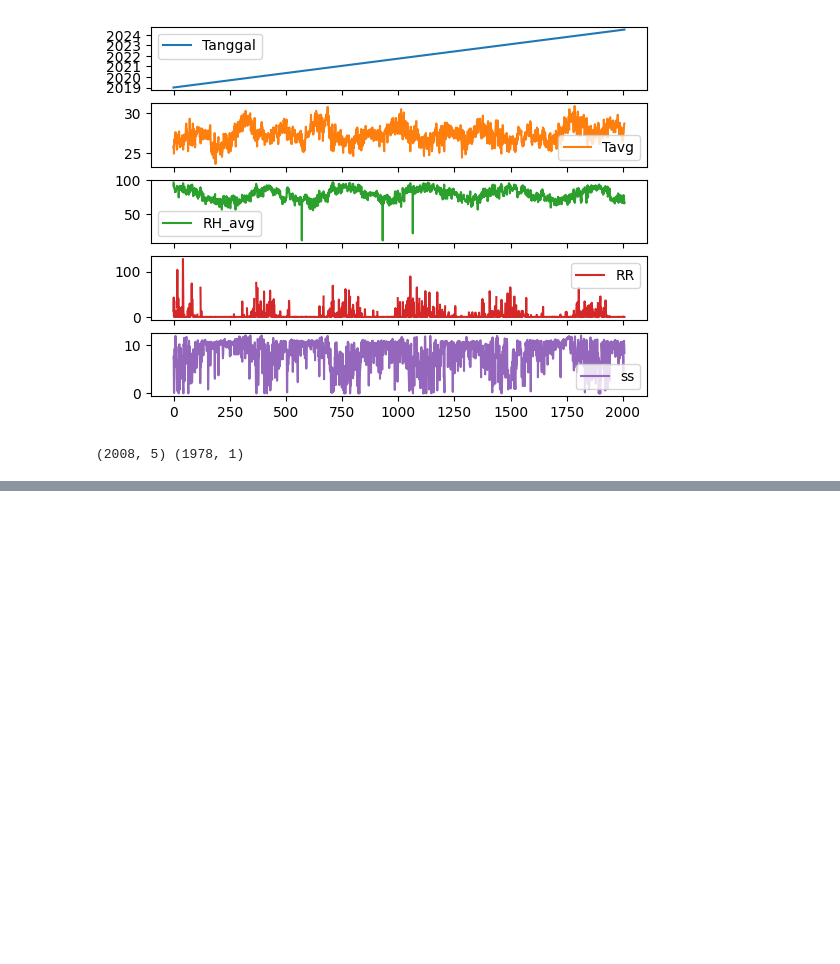
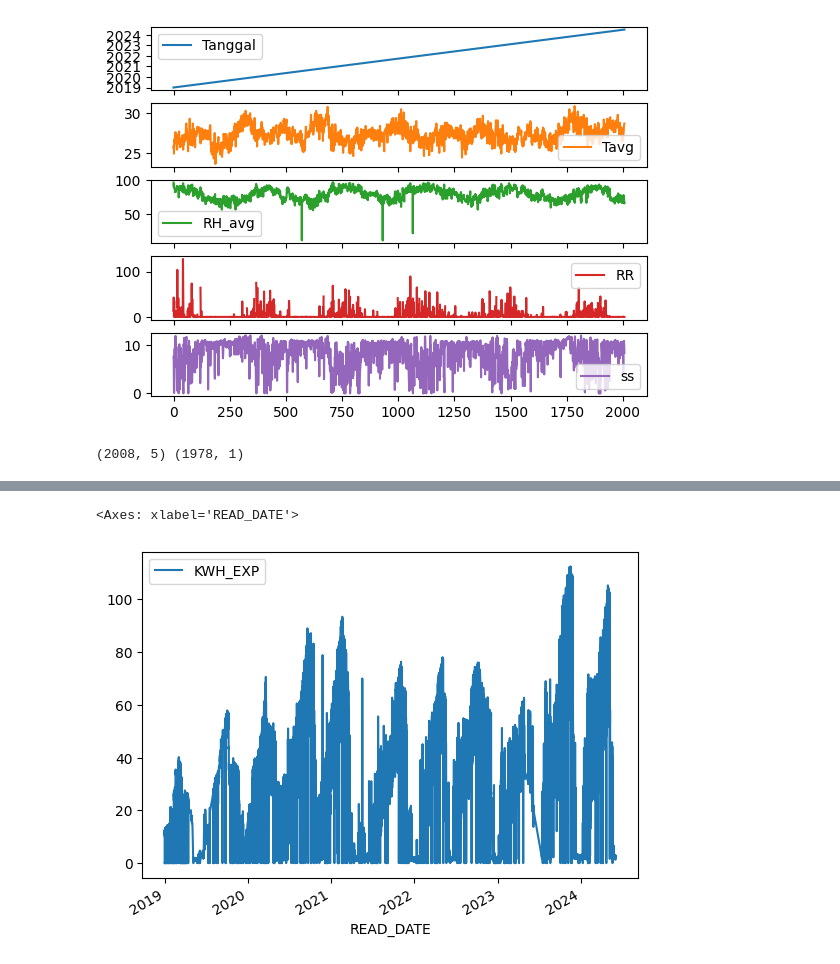
Before and after one commit to srikresna/electricity-usage-forecast, a Jupyter notebook: 2-data-preprocessing.ipynb, the cells around one changed output, grey strips where cells are left out. Drawn from its saved outputs; the diff is of its cells as text; code cells hidden in the pictures; blank space fills up the shorter version.

```diff
--- a/2-data-preprocessing.ipynb
+++ b/2-data-preprocessing.ipynb
@@ -375,0 +475,9 @@ df_all.to_csv('processed/weather_2019_2024_standard.csv')
+# %%
+# fillna untuk mengisi nilai NaN
+df_hourly.fillna(method='ffill',inplace=True)
+# df.interpolate(method='linear',inplace=True)
+df_hourly.to_csv('processed/442300170322_hourly.csv')
+df.plot()
+# %% [output]
+<Axes: xlabel='READ_DATE'>
+[figure, added]
```
Also changed, not shown: parts of 52 cells of this notebook, 12 other files.
